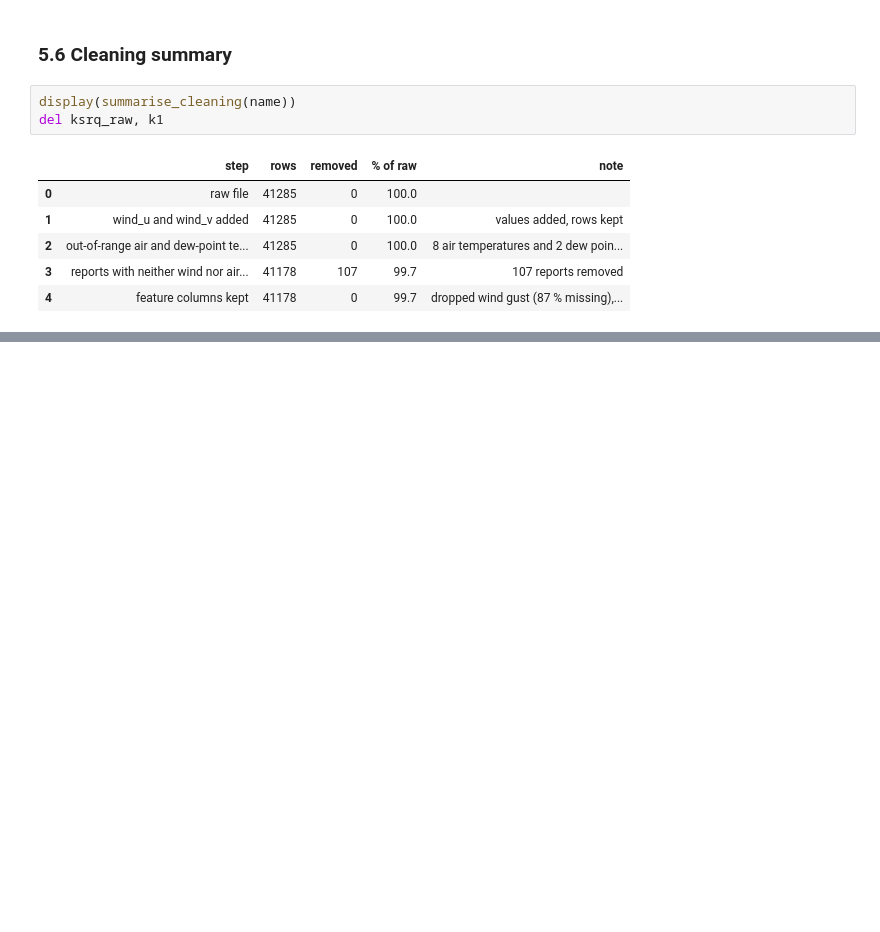
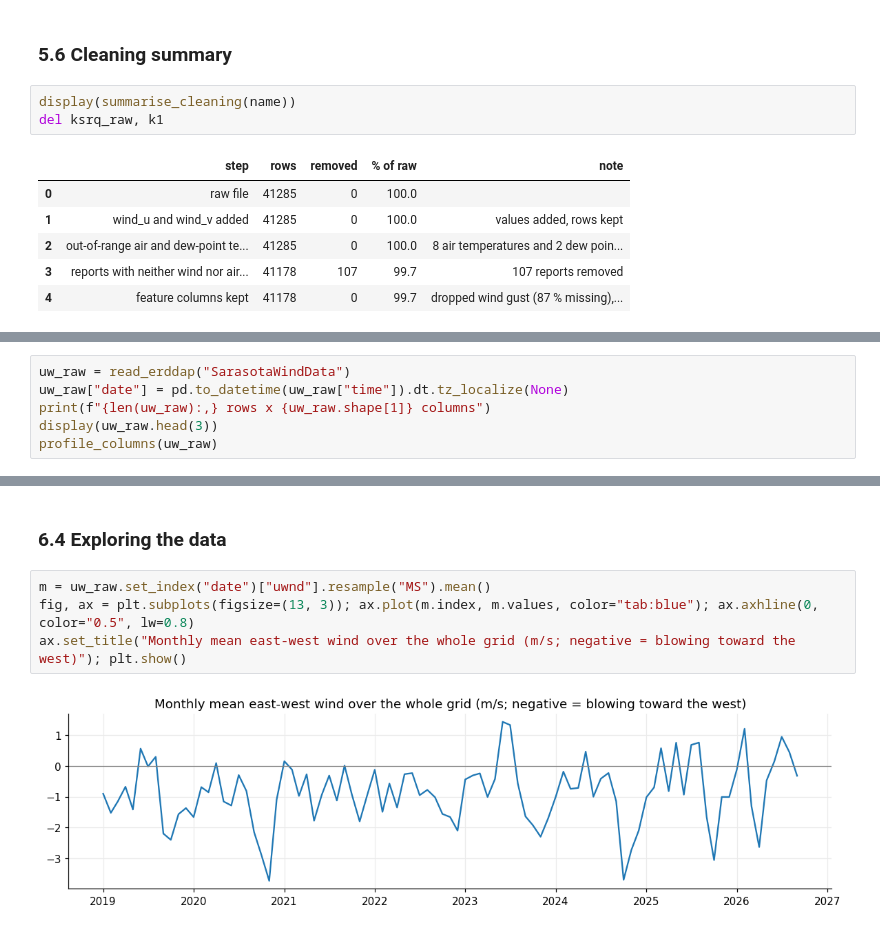
Before and after one commit to Break-Through-Tech/Biointerphase-1A-forecasting-harmful-algal-bloom-risk, a Jupyter notebook: models/notebooks/00_master_eda_and_merge.ipynb, the cells around one changed output, grey strips where cells are left out. Drawn from its saved outputs; the diff is of its cells as text; blank space fills up the shorter version.

```diff
--- a/models/notebooks/00_master_eda_and_merge.ipynb
+++ b/models/notebooks/00_master_eda_and_merge.ipynb
@@ -1784,0 +1805,6 @@ del ksrq_raw, k1
+# %%
+uw_raw = read_erddap("SarasotaWindData")
+uw_raw["date"] = pd.to_datetime(uw_raw["time"]).dt.tz_localize(None)
+print(f"{len(uw_raw):,} rows x {uw_raw.shape[1]} columns")
+display(uw_raw.head(3))
+profile_columns(uw_raw)
@@ -1784,0 +1855,8 @@ del ksrq_raw, k1
+# %% [markdown]
+### 6.4 Exploring the data
+# %%
+m = uw_raw.set_index("date")["uwnd"].resample("MS").mean()
+fig, ax = plt.subplots(figsize=(13, 3)); ax.plot(m.index, m.values, color="tab:blue"); ax.axhline(0, color="0.5", lw=0.8)
+ax.set_title("Monthly mean east-west wind over the whole grid (m/s; negative = blowing toward the west)"); plt.show()
+# %% [output]
+[figure, added]
```
Also changed, not shown: parts of 21 cells of this notebook, 4 other files.
